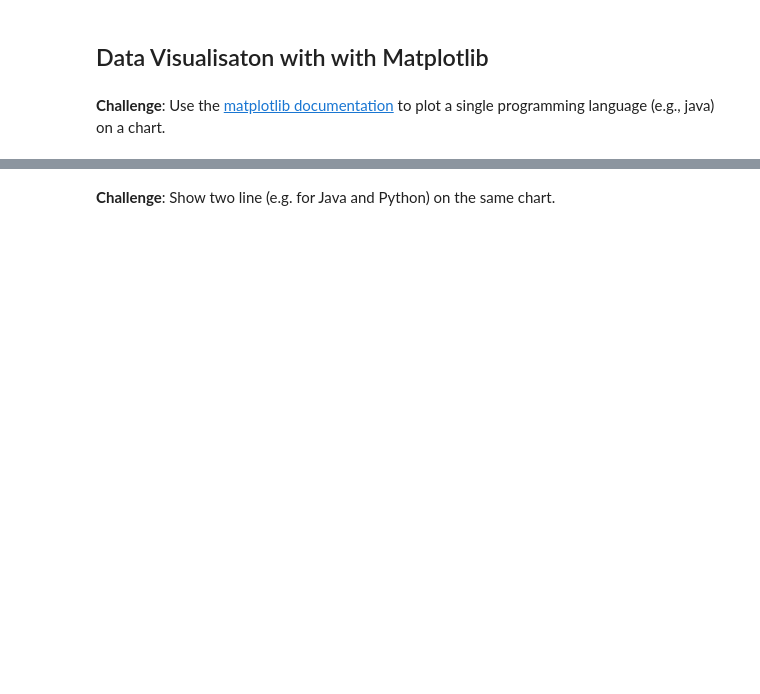
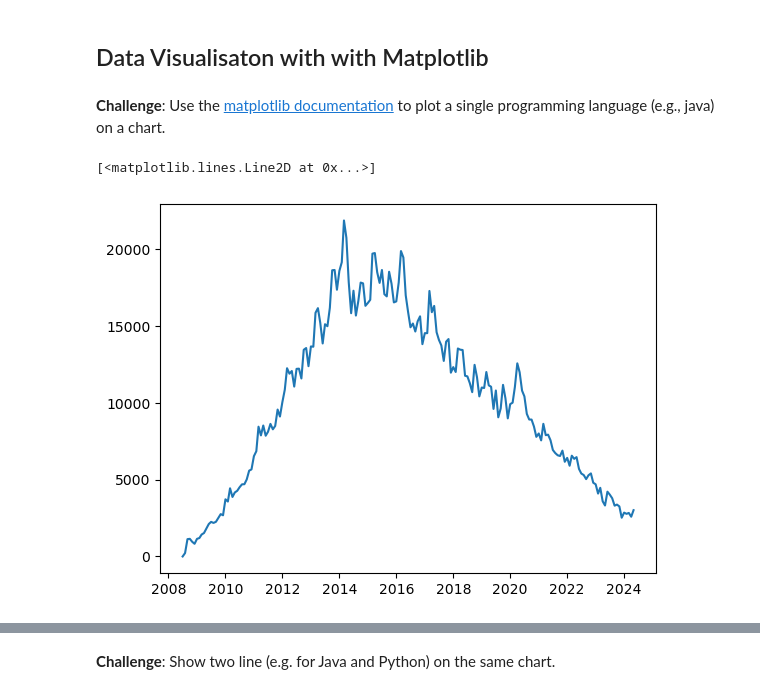
Before and after one commit to burakdurduu/100-days-of-code, a Jupyter notebook: day73/Programming_Languages.ipynb, the cells around one changed output, grey strips where cells are left out. Cells and saved outputs as stored; diff of their text form; code cells hidden in the pictures; blank space fills up the shorter version.

Commit message:
Update README.md and Day73 data visualisation with matplotlib

```diff
--- a/day73/Programming_Languages.ipynb
+++ b/day73/Programming_Languages.ipynb
@@ -142,3 +142,5 @@ pivoted_df
 | Age |  |  |  |  |
 | Old | 75 | 99 | 5 | 30 |
 | Young | 80 | 100 | 25 | 50 |
+# %%
+reshaped_df = df.pivot(index="DATE", columns="TAG", values="POSTS")
@@ -146,0 +188,2 @@ pivoted_df
+# %%
+reshaped_df.fillna(0, inplace=True)
@@ -150,0 +210,5 @@ pivoted_df
+# %%
+plt.plot(reshaped_df.index, reshaped_df.java)
+# %% [output]
+[<matplotlib.lines.Line2D at 0x...>]
+[figure, added]
```
Also changed, not shown: parts of 11 cells of this notebook, 2 other files.
